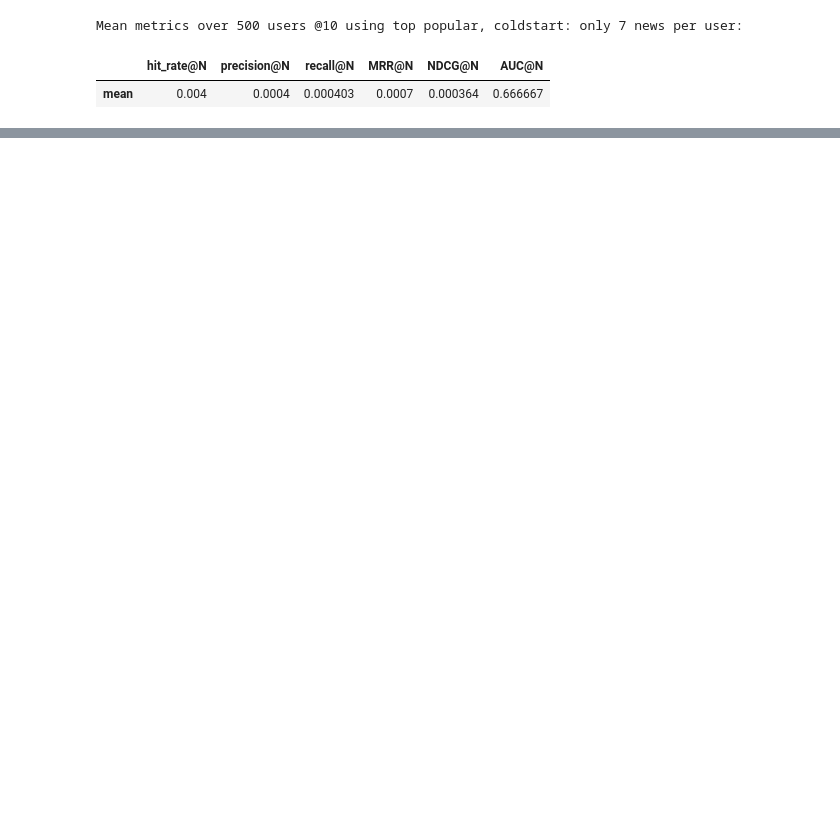
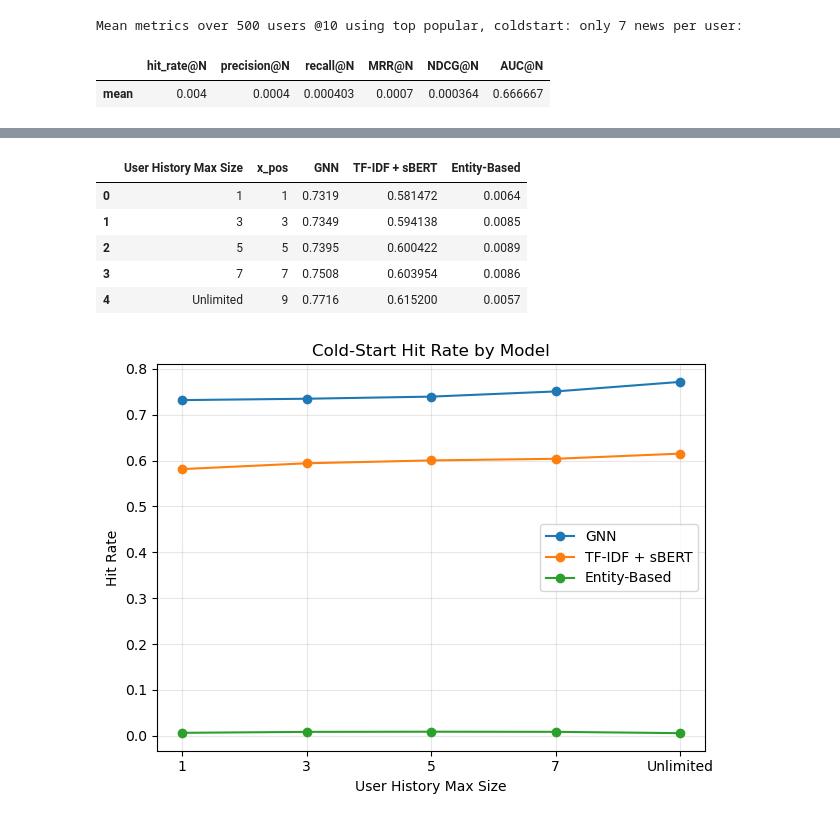
Before and after one commit to rayyyd/news_reccomender, a Jupyter notebook: ray/recommender.ipynb, the cells around one changed output, grey strips where cells are left out. Cells and saved outputs as stored; diff of their text form; code cells hidden in the pictures; blank space fills up the shorter version.

```diff
--- a/ray/recommender.ipynb
+++ b/ray/recommender.ipynb
@@ -1025,0 +1126,7 @@ MIND_prediction_df_test.head(5)
+# %%
+pd.set_option('display.max_columns', None)
+pd.set_option('display.max_rows',    None)
+pd.reset_option('display.max_colwidth', None)
+pd.reset_option('display.max_seq_items', None)
+
+MIND_prediction_df_test.head(5)
@@ -1529,0 +2170,47 @@ Mean metrics over 500 users @10 using top popular, coldstart: only 7 news per us
+# %%
+# generate plots for cold-start.
+import pandas as pd
+import matplotlib.pyplot as plt
+
+# ----------------------
+# Hard-coded DataFrame
+# ----------------------
+coldstart_db_df = pd.DataFrame({
+    "User History Max Size": ["1", "3", "5", "7", "Unlimited"],
+    "x_pos": [1, 3, 5, 7, 9],  # numeric positions for plotting; 9 stands in for "Unlimited"
+    "GNN": [0.7319, 0.7349, 0.7395, 0.7508, 0.7716],
+    "TF-IDF + sBERT": [0.5814723503, 0.5941376596, 0.6004215265, 0.6039537622, 0.6152],
+    "Entity-Based": [0.0064, 0.0085, 0.0089, 0.0086, 0.0057],
+})
+
+# Display the table for verification
+try:
+    import ace_tools as tools; tools.display_dataframe_to_user("Cold-Start Hit Rate Table", coldstart_db_df)
+except Exception:
+    display(coldstart_db_df)
+
+# ----------------------
+# Plot: scatter + line
+# ----------------------
+plt.figure()
+x = coldstart_db_df["x_pos"].values
+
+for col in ["GNN", "TF-IDF + sBERT", "Entity-Based"]:
+    plt.plot(x, coldstart_db_df[col].values, marker="o", label=col)  # default color cycle ensures different colors
+
+plt.xticks(ticks=x, labels=coldstart_db_df["User History Max Size"].tolist())
+plt.xlabel("User History Max Size")
+plt.ylabel("Hit Rate")
+plt.title("Cold-Start Hit Rate by Model")
+plt.grid(alpha=0.3)
+plt.legend()
+plt.tight_layout()
+plt.show()
+# %% [output]
+|  | User History Max Size | x_pos | GNN | TF-IDF + sBERT | Entity-Based |
+| 0 | 1 | 1 | 0.7319 | 0.581472 | 0.0064 |
+| 1 | 3 | 3 | 0.7349 | 0.594138 | 0.0085 |
+| 2 | 5 | 5 | 0.7395 | 0.600422 | 0.0089 |
+| 3 | 7 | 7 | 0.7508 | 0.603954 | 0.0086 |
+| 4 | Unlimited | 9 | 0.7716 | 0.615200 | 0.0057 |
+[figure, added]
```
Also changed, not shown: parts of 80 cells of this notebook, 9 other files.
